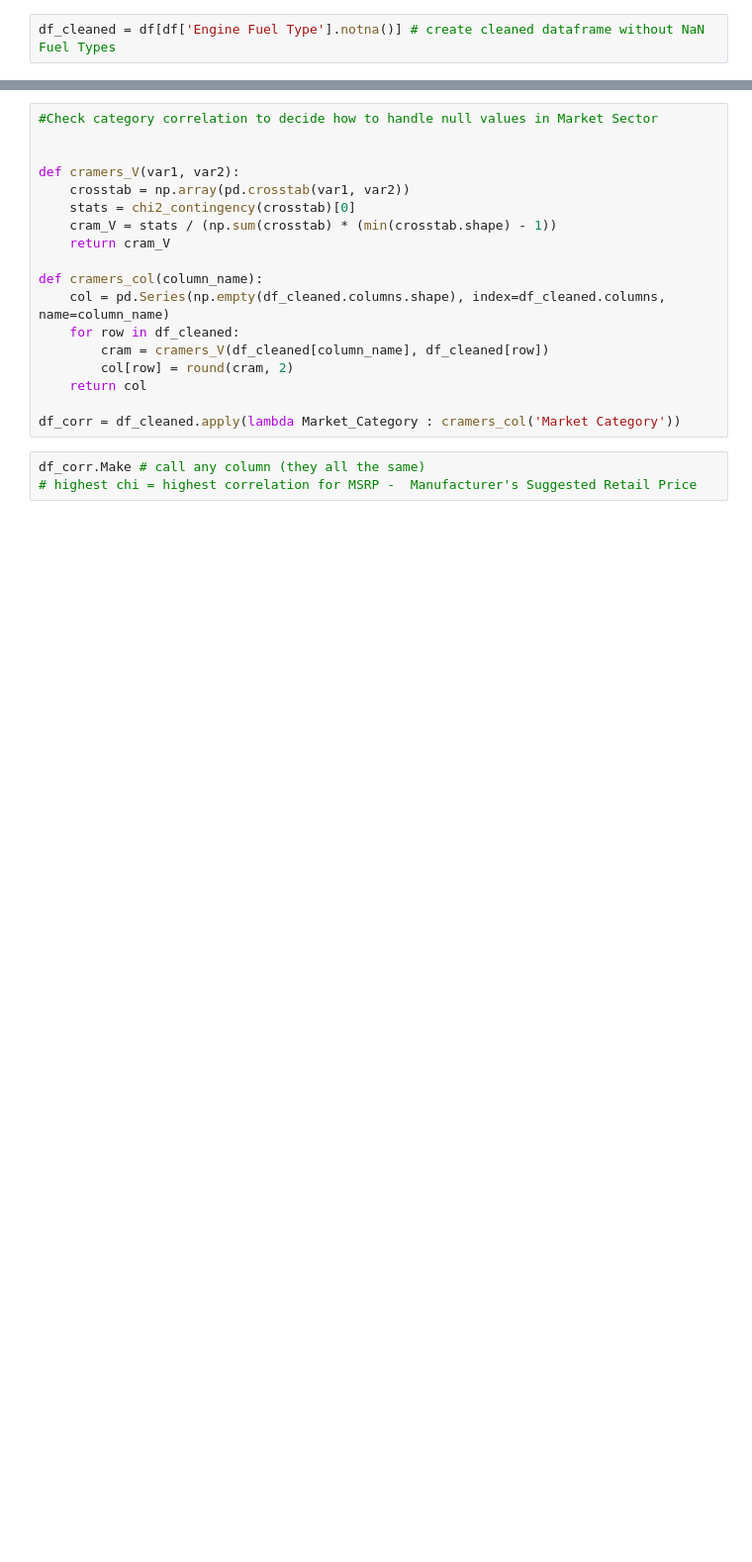
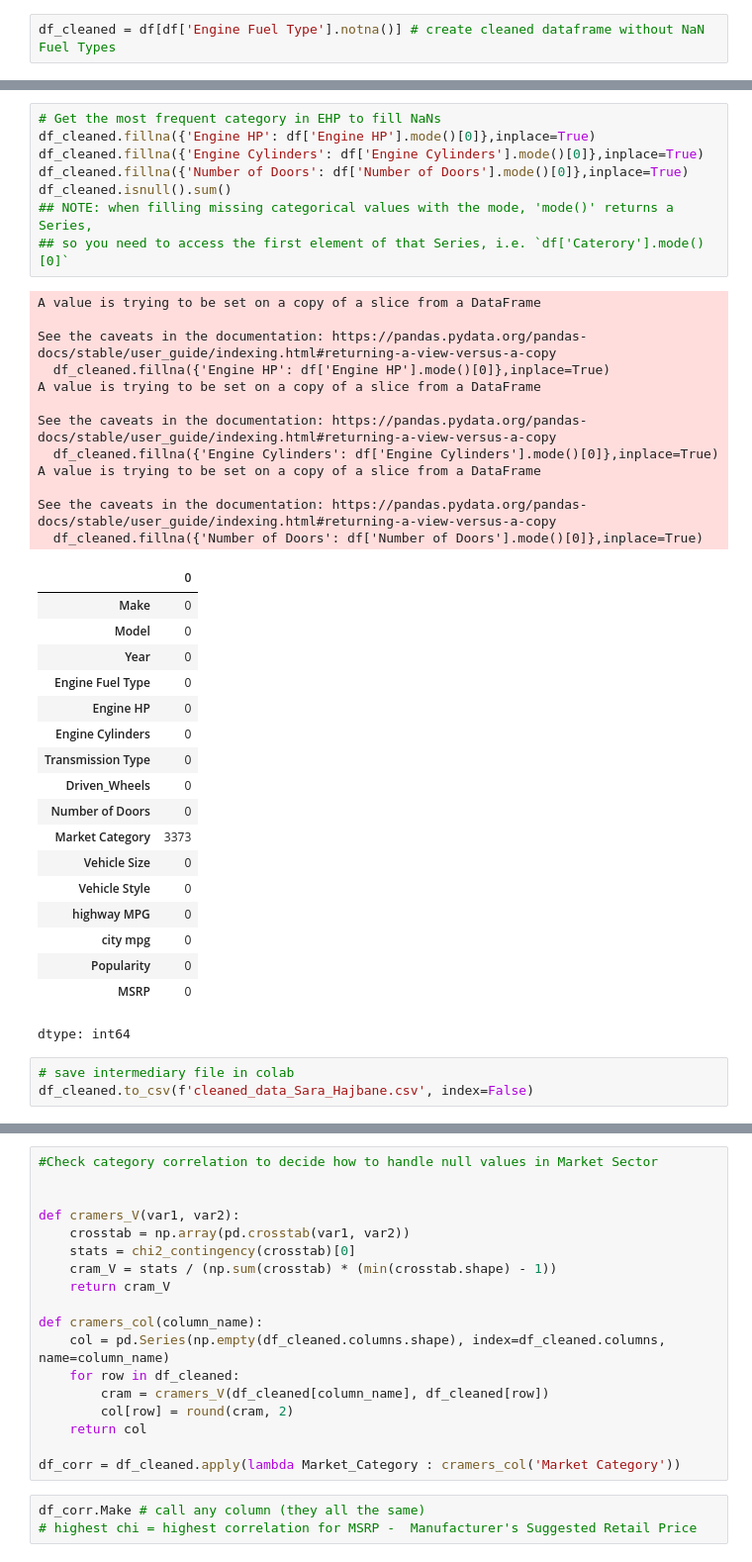
Before and after one commit to sarahajbane/colab_workbook_templates, a Jupyter notebook: Car_Analysis.ipynb, the cells around one changed output, grey strips where cells are left out. Shown at 99% size. Drawn from its saved outputs; the diff is of its cells as text; blank space fills up the shorter version.

```diff
--- a/Car_Analysis.ipynb
+++ b/Car_Analysis.ipynb
@@ -110,0 +106,42 @@ dtype: object
+# %%
+# Get the most frequent category in EHP to fill NaNs
+df_cleaned.fillna({'Engine HP': df['Engine HP'].mode()[0]},inplace=True)
+df_cleaned.fillna({'Engine Cylinders': df['Engine Cylinders'].mode()[0]},inplace=True)
+df_cleaned.fillna({'Number of Doors': df['Number of Doors'].mode()[0]},inplace=True)
+df_cleaned.isnull().sum()
+## NOTE: when filling missing categorical values with the mode, 'mode()' returns a Series,
+## so you need to access the first element of that Series, i.e. `df['Caterory'].mode()[0]`
+# %% [output]
+A value is trying to be set on a copy of a slice from a DataFrame
+
+See the caveats in the documentation: https://pandas.pydata.org/pandas-docs/stable/user_guide/indexing.html#returning-a-view-versus-a-copy
+  df_cleaned.fillna({'Engine HP': df['Engine HP'].mode()[0]},inplace=True)
+A value is trying to be set on a copy of a slice from a DataFrame
+
+See the caveats in the documentation: https://pandas.pydata.org/pandas-docs/stable/user_guide/indexing.html#returning-a-view-versus-a-copy
+  df_cleaned.fillna({'Engine Cylinders': df['Engine Cylinders'].mode()[0]},inplace=True)
+A value is trying to be set on a copy of a slice from a DataFrame
+
+See the caveats in the documentation: https://pandas.pydata.org/pandas-docs/stable/user_guide/indexing.html#returning-a-view-versus-a-copy
+  df_cleaned.fillna({'Number of Doors': df['Number of Doors'].mode()[0]},inplace=True)
+|  | 0 |
+| Make | 0 |
+| Model | 0 |
+| Year | 0 |
+| Engine Fuel Type | 0 |
+| Engine HP | 0 |
+| Engine Cylinders | 0 |
+| Transmission Type | 0 |
+| Driven_Wheels | 0 |
+| Number of Doors | 0 |
+| Market Category | 3373 |
+| Vehicle Size | 0 |
+| Vehicle Style | 0 |
+| highway MPG | 0 |
+| city mpg | 0 |
+| Popularity | 0 |
+| MSRP | 0 |
+dtype: int64
+# %%
+# save intermediary file in colab
+df_cleaned.to_csv(f'cleaned_data_Sara_Hajbane.csv', index=False)
```
Also changed, not shown: parts of 8 cells of this notebook.
